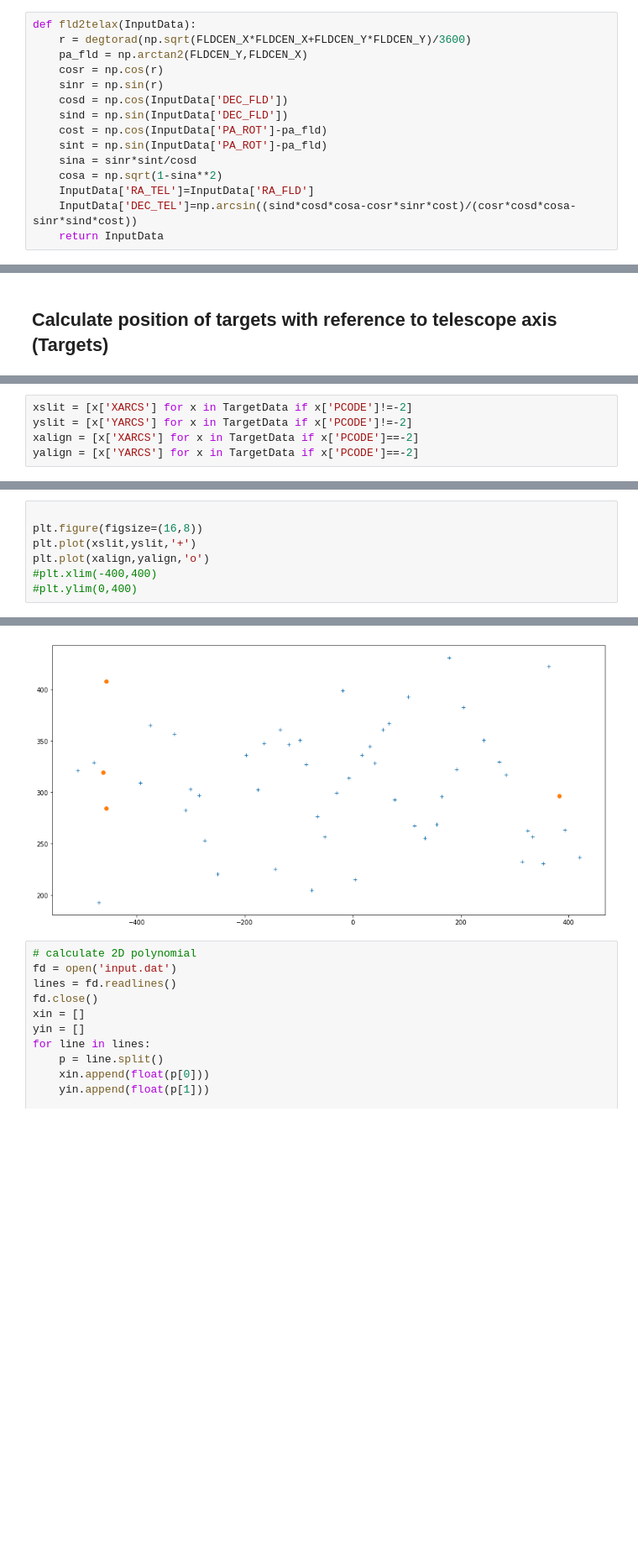
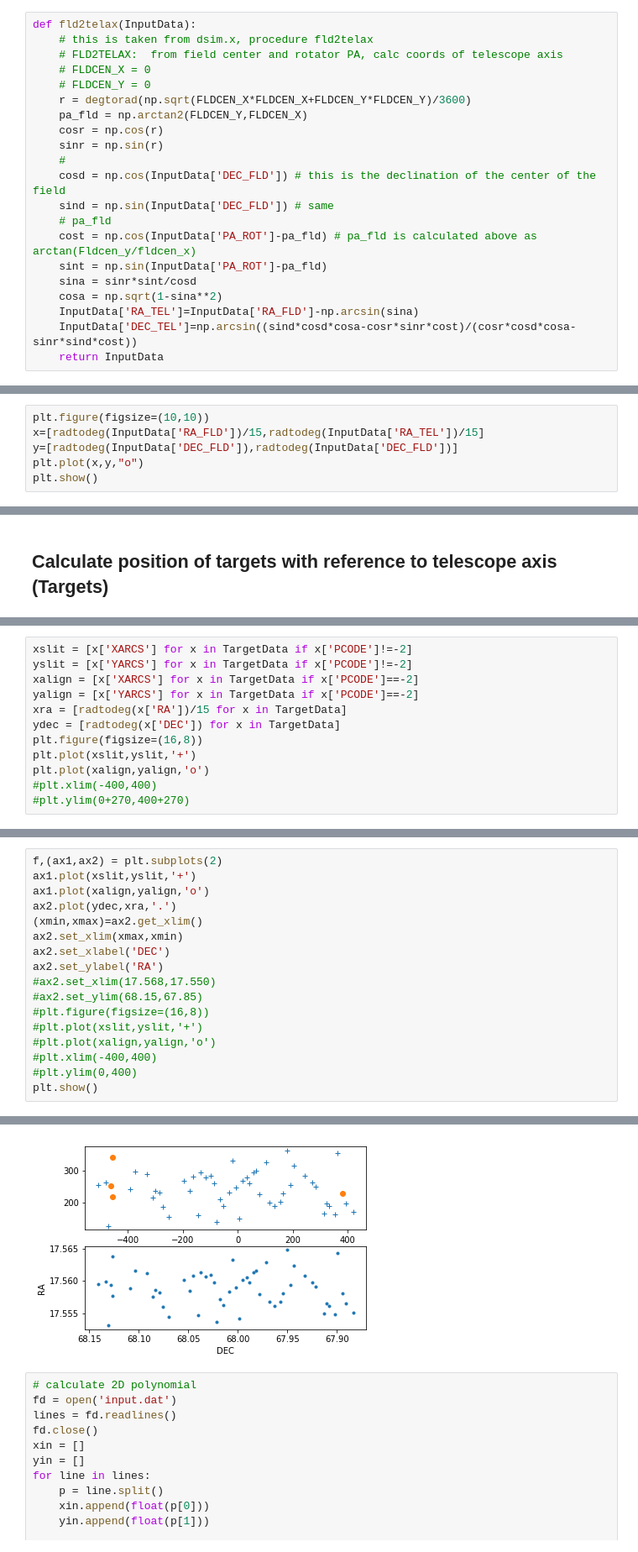
Before and after one commit to KeckObservatory/SlitmaskDesignTool, a Jupyter notebook: PythonConversionByLR/dsimulator.ipynb, the cells around one changed output, grey strips where cells are left out. Shown at 84% size. Saved outputs shown, nothing was run; the diff lists cells and outputs as text; blank space fills up the shorter version.

```diff
--- a/PythonConversionByLR/dsimulator.ipynb
+++ b/PythonConversionByLR/dsimulator.ipynb
@@ -186,16 +180,22 @@ TargetData
 ## Calculate position with reference to telescope axis (field center)
 # %%
 def fld2telax(InputData):
+    # this is taken from dsim.x, procedure fld2telax
+    # FLD2TELAX:  from field center and rotator PA, calc coords of telescope axis
+    # FLDCEN_X = 0
+    # FLDCEN_Y = 0
     r = degtorad(np.sqrt(FLDCEN_X*FLDCEN_X+FLDCEN_Y*FLDCEN_Y)/3600)
     pa_fld = np.arctan2(FLDCEN_Y,FLDCEN_X)
     cosr = np.cos(r)
     sinr = np.sin(r)
-    cosd = np.cos(InputData['DEC_FLD'])
-    sind = np.sin(InputData['DEC_FLD'])
-    cost = np.cos(InputData['PA_ROT']-pa_fld)
+    #
+    cosd = np.cos(InputData['DEC_FLD']) # this is the declination of the center of the field
+    sind = np.sin(InputData['DEC_FLD']) # same
+    # pa_fld
+    cost = np.cos(InputData['PA_ROT']-pa_fld) # pa_fld is calculated above as arctan(Fldcen_y/fldcen_x)
     sint = np.sin(InputData['PA_ROT']-pa_fld)
     sina = sinr*sint/cosd
     cosa = np.sqrt(1-sina**2)
-    InputData['RA_TEL']=InputData['RA_FLD']
+    InputData['RA_TEL']=InputData['RA_FLD']-np.arcsin(sina)
     InputData['DEC_TEL']=np.arcsin((sind*cosd*cosa-cosr*sinr*cost)/(cosr*cosd*cosa-sinr*sind*cost))
     return InputData
@@ -224,0 +214,6 @@ InputData
+# %%
+plt.figure(figsize=(10,10))
+x=[radtodeg(InputData['RA_FLD'])/15,radtodeg(InputData['RA_TEL'])/15]
+y=[radtodeg(InputData['DEC_FLD']),radtodeg(InputData['DEC_FLD'])]
+plt.plot(x,y,"o")
+plt.show()
@@ -333,3 +347,10 @@ xslit = [x['XARCS'] for x in TargetData if x['PCODE']!=-2]
 yslit = [x['YARCS'] for x in TargetData if x['PCODE']!=-2]
 xalign = [x['XARCS'] for x in TargetData if x['PCODE']==-2]
 yalign = [x['YARCS'] for x in TargetData if x['PCODE']==-2]
+xra = [radtodeg(x['RA'])/15 for x in TargetData]
+ydec = [radtodeg(x['DEC']) for x in TargetData]
+plt.figure(figsize=(16,8))
+plt.plot(xslit,yslit,'+')
+plt.plot(xalign,yalign,'o')
+#plt.xlim(-400,400)
+#plt.ylim(0+270,400+270)
@@ -336,8 +360,18 @@ yalign = [x['YARCS'] for x in TargetData if x['PCODE']==-2]
 # %%
-
-plt.figure(figsize=(16,8))
-plt.plot(xslit,yslit,'+')
-plt.plot(xalign,yalign,'o')
+f,(ax1,ax2) = plt.subplots(2)
+ax1.plot(xslit,yslit,'+')
+ax1.plot(xalign,yalign,'o')
+ax2.plot(ydec,xra,'.')
+(xmin,xmax)=ax2.get_xlim()
+ax2.set_xlim(xmax,xmin)
+ax2.set_xlabel('DEC')
+ax2.set_ylabel('RA')
+#ax2.set_xlim(17.568,17.550)
+#ax2.set_ylim(68.15,67.85)
+#plt.figure(figsize=(16,8))
+#plt.plot(xslit,yslit,'+')
+#plt.plot(xalign,yalign,'o')
 #plt.xlim(-400,400)
 #plt.ylim(0,400)
+plt.show()
 # %% [output]
@@ -345,4 +378,4 @@ plt.plot(xalign,yalign,'o')
-[figure, old version]
+[figure, new version]
 # %%
 # calculate 2D polynomial
 fd = open('input.dat')
```
Also changed, not shown: parts of 33 cells of this notebook.
